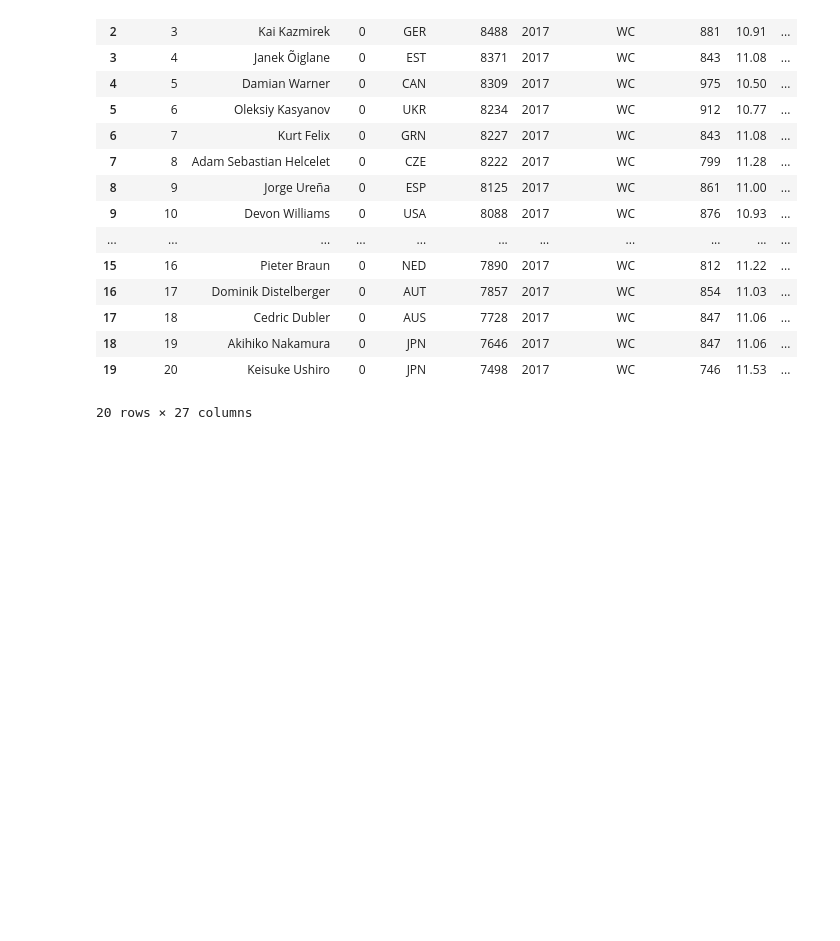
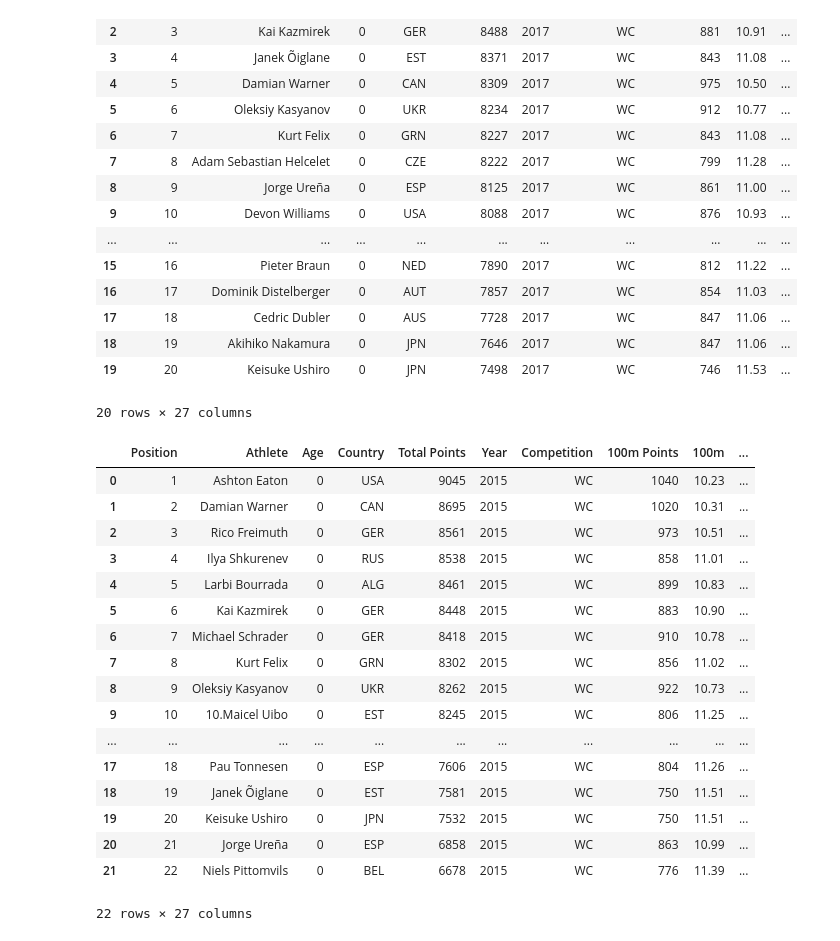
Before and after one commit to RaulCapellanFernandez/DecatlonEstadistics, a Jupyter notebook: CSVdataFrame.ipynb, the cells around one changed output. Saved outputs shown, nothing was run; the diff lists cells and outputs as text; code cells hidden in the pictures; blank space fills up the shorter version.

```diff
--- a/CSVdataFrame.ipynb
+++ b/CSVdataFrame.ipynb
@@ -3954,3 +3939,46 @@ ddbbWC2017
 | 18 | 19 | Akihiko Nakamura | 0 | JPN | 7646 | 2017 | WC | 847 | 11.06 | ... |
 | 19 | 20 | Keisuke Ushiro | 0 | JPN | 7498 | 2017 | WC | 746 | 11.53 | ... |
 20 rows × 27 columns
+# %%
+#Mundiales 2015
+#Datos finales con el ranking y la puntuacion
+ddbbWC2015=pd.read_excel("/Github/DecatlonEstadistics/resources/WC-2015/WC-2015.xlsx")
+
+year = pd.Series([])
+competition = pd.Series([])
+age = pd.Series([])
+
+for i in range(len(ddbbWC2015)):
+    year[i]= 2015
+    competition = "WC"
+    age = 0
+
+ddbbWC2015.insert(4, "Year", year)
+ddbbWC2015.insert(5, "Competiton", competition)
+ddbbWC2015.insert(2, "Age", age)
+
+ddbbWC2015.columns = ['Position', 'Athlete', 'Age', 'Country', 'Total Points', 'Year', 'Competition', '100m Points',
+                 '100m', 'Lj Points', 'Lj', 'Sp Points', 'Sp', 'Hj Points', 'Hj', '400m Points', '400m',
+                 '110m H Points', '110m H', 'Dt Points', 'Dt', 'Pv Points', 'Pv', 'Jt Points', 'Jt',
+                 '1500m Points', '1500m']
+
+ddbbWC2015
+# %% [output]
+|  | Position | Athlete | Age | Country | Total Points | Year | Competition | 100m Points | 100m | ... |
+| 0 | 1 | Ashton Eaton | 0 | USA | 9045 | 2015 | WC | 1040 | 10.23 | ... |
+| 1 | 2 | Damian Warner | 0 | CAN | 8695 | 2015 | WC | 1020 | 10.31 | ... |
+| 2 | 3 | Rico Freimuth | 0 | GER | 8561 | 2015 | WC | 973 | 10.51 | ... |
+| 3 | 4 | Ilya Shkurenev | 0 | RUS | 8538 | 2015 | WC | 858 | 11.01 | ... |
+| 4 | 5 | Larbi Bourrada | 0 | ALG | 8461 | 2015 | WC | 899 | 10.83 | ... |
+| 5 | 6 | Kai Kazmirek | 0 | GER | 8448 | 2015 | WC | 883 | 10.90 | ... |
+| 6 | 7 | Michael Schrader | 0 | GER | 8418 | 2015 | WC | 910 | 10.78 | ... |
+| 7 | 8 | Kurt Felix | 0 | GRN | 8302 | 2015 | WC | 856 | 11.02 | ... |
+| 8 | 9 | Oleksiy Kasyanov | 0 | UKR | 8262 | 2015 | WC | 922 | 10.73 | ... |
+| 9 | 10 | 10.Maicel Uibo | 0 | EST | 8245 | 2015 | WC | 806 | 11.25 | ... |
+| ... | ... | ... | ... | ... | ... | ... | ... | ... | ... | ... |
+| 17 | 18 | Pau Tonnesen | 0 | ESP | 7606 | 2015 | WC | 804 | 11.26 | ... |
+| 18 | 19 | Janek Õiglane | 0 | EST | 7581 | 2015 | WC | 750 | 11.51 | ... |
+| 19 | 20 | Keisuke Ushiro | 0 | JPN | 7532 | 2015 | WC | 750 | 11.51 | ... |
+| 20 | 21 | Jorge Ureña | 0 | ESP | 6858 | 2015 | WC | 863 | 10.99 | ... |
+| 21 | 22 | Niels Pittomvils | 0 | BEL | 6678 | 2015 | WC | 776 | 11.39 | ... |
+22 rows × 27 columns
```
Also changed, not shown: parts of 14 cells of this notebook.
